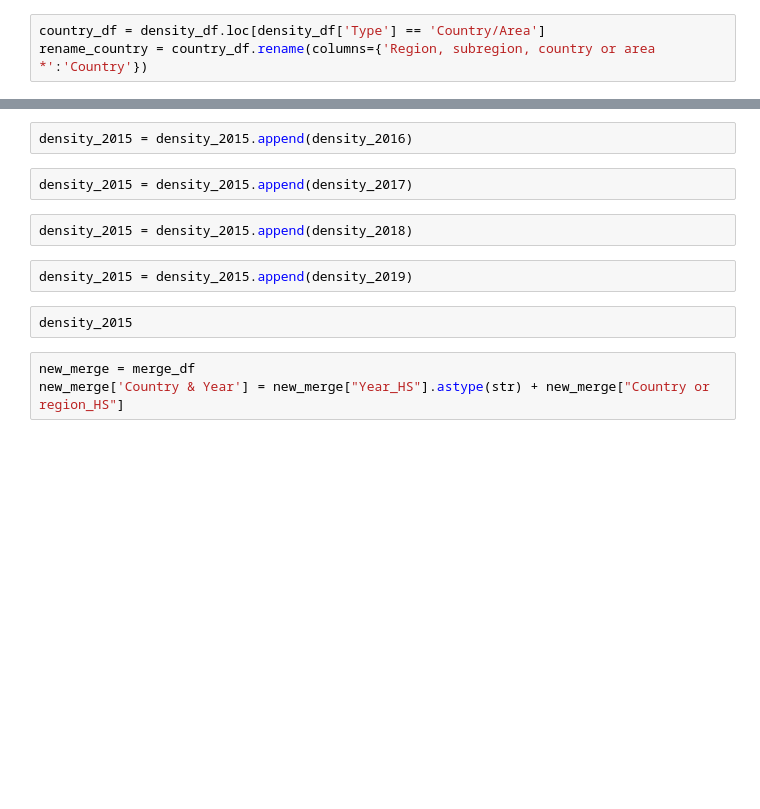
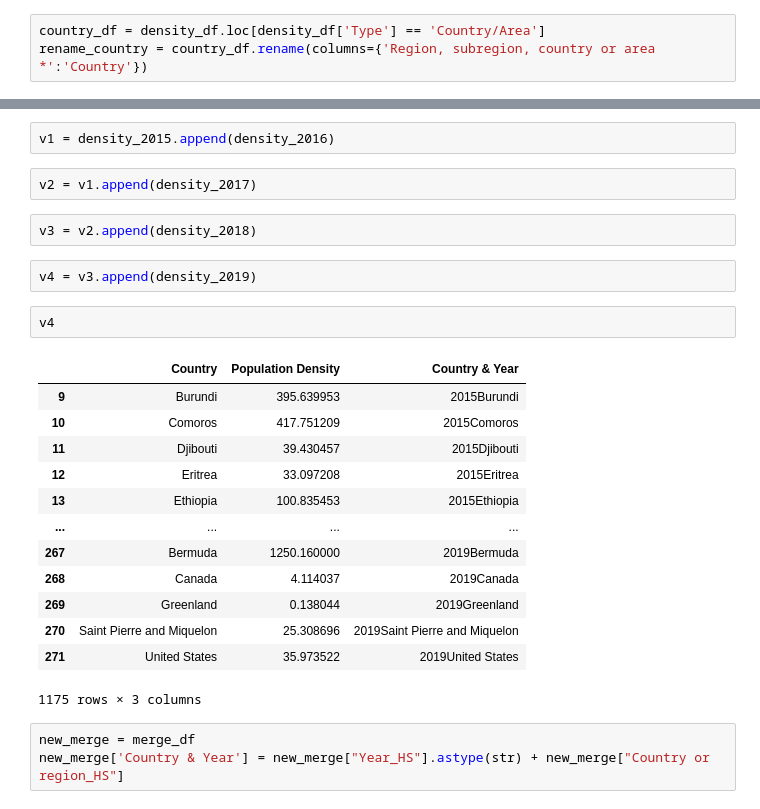
Before and after one commit to chrispope12391/Project-1-, a Jupyter notebook: Project 1, Team 5 - Data Cleaning Notebook.ipynb, the cells around one changed output, grey strips where cells are left out. Drawn from its saved outputs; the diff is of its cells as text; blank space fills up the shorter version.

```diff
--- a/Project 1, Team 5 - Data Cleaning Notebook.ipynb
+++ b/Project 1, Team 5 - Data Cleaning Notebook.ipynb
@@ -88,13 +229,27 @@ density_2015
 # %%
-density_2015 = density_2015.append(density_2016)
+v1 = density_2015.append(density_2016)
 # %%
-density_2015 = density_2015.append(density_2017)
+v2 = v1.append(density_2017)
 # %%
-density_2015 = density_2015.append(density_2018)
+v3 = v2.append(density_2018)
 # %%
-density_2015 = density_2015.append(density_2019)
+v4 = v3.append(density_2019)
-# %%
-density_2015
+# %%
+v4
+# %% [output]
+|  | Country | Population Density | Country & Year |
+| 9 | Burundi | 395.639953 | 2015Burundi |
+| 10 | Comoros | 417.751209 | 2015Comoros |
+| 11 | Djibouti | 39.430457 | 2015Djibouti |
+| 12 | Eritrea | 33.097208 | 2015Eritrea |
+| 13 | Ethiopia | 100.835453 | 2015Ethiopia |
+| ... | ... | ... | ... |
+| 267 | Bermuda | 1250.160000 | 2019Bermuda |
+| 268 | Canada | 4.114037 | 2019Canada |
+| 269 | Greenland | 0.138044 | 2019Greenland |
+| 270 | Saint Pierre and Miquelon | 25.308696 | 2019Saint Pierre and Miquelon |
+| 271 | United States | 35.973522 | 2019United States |
+1175 rows × 3 columns
 # %%
 new_merge = merge_df
 new_merge['Country & Year'] = new_merge["Year_HS"].astype(str) + new_merge["Country or region_HS"]
```
Also changed, not shown: parts of 16 cells of this notebook.
